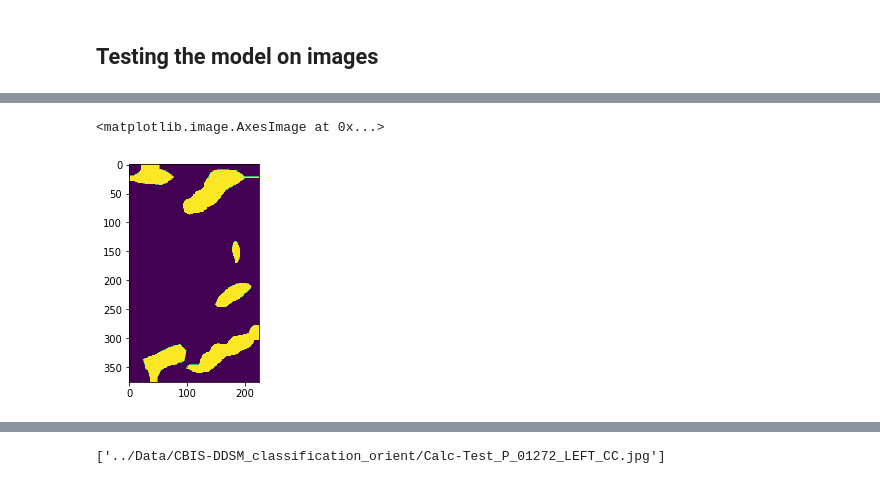
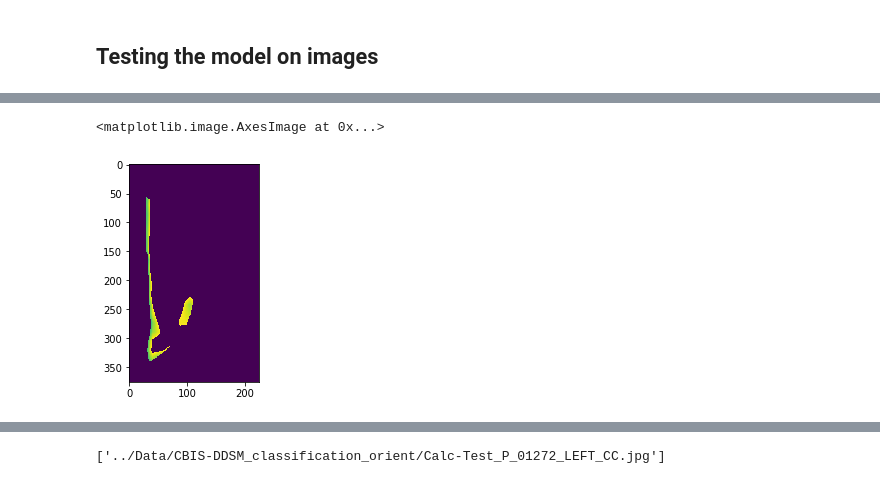
Before and after one commit to AdityaGolatkar/DC-INVASE, a Jupyter notebook: Models/DC_INVASE_cam_pyt.ipynb, the cells around one changed output, grey strips where cells are left out. Drawn from its saved outputs; the diff is of its cells as text; code cells hidden in the pictures.

```diff
--- a/Models/DC_INVASE_cam_pyt.ipynb
+++ b/Models/DC_INVASE_cam_pyt.ipynb
@@ -524,6 +540,7 @@ md,dl = dci.return_model()
 a = iter(dl).next()
 # %%
 m = denorm_img(a['mask'],[0.223, 0.231, 0.243],[0.266, 0.270, 0.274])
+bm = denorm_img(a['bmask'],[0.223, 0.231, 0.243],[0.266, 0.270, 0.274])
 # %%
 device = torch.device("cuda:0")
 # %%
@@ -556,8 +573,8 @@ plt.imshow(m[0])
 # %%
-plt.imshow(cam_img)
+plt.imshow(cam_img*bm[0])
 # %% [output]
 <matplotlib.image.AxesImage at 0x...>
-[figure, old version]
+[figure, new version]
 # %%
 plt.imshow(a['image'].numpy().squeeze().transpose(1,2,0))
 # %% [output]
```
Also changed, not shown: parts of 6 cells of this notebook, 3 other files.
